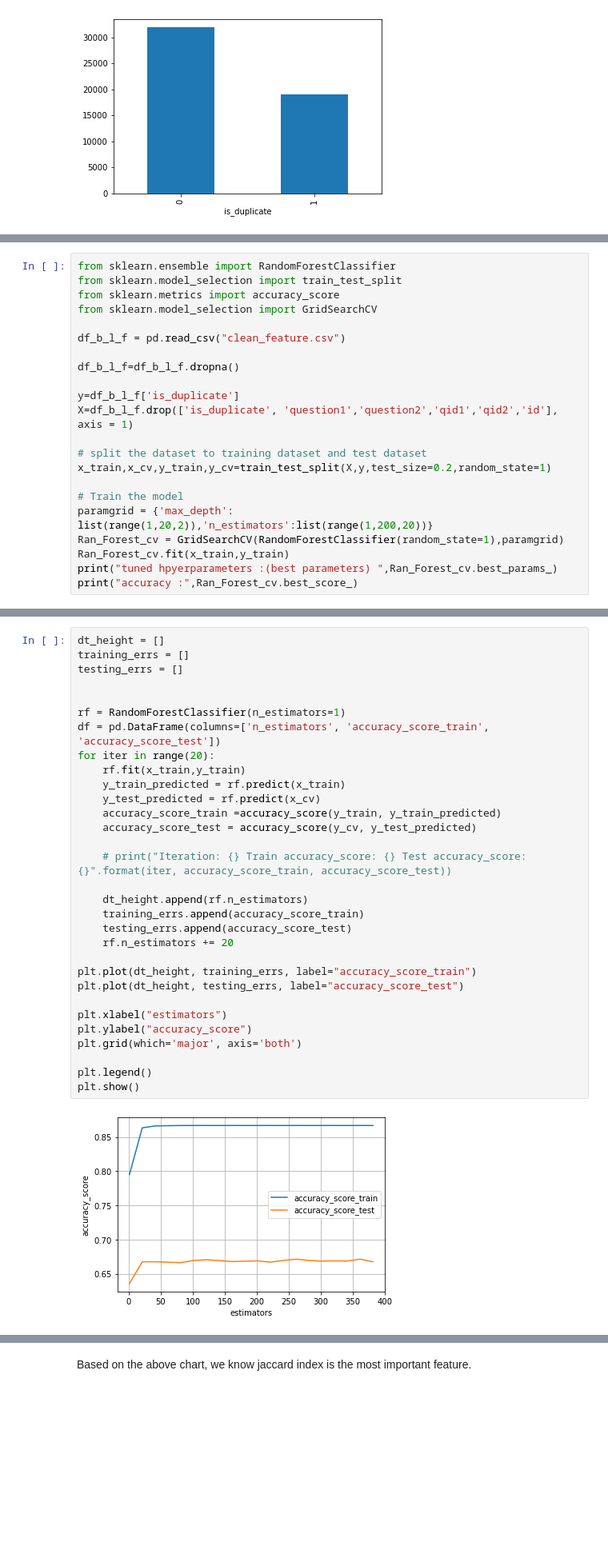
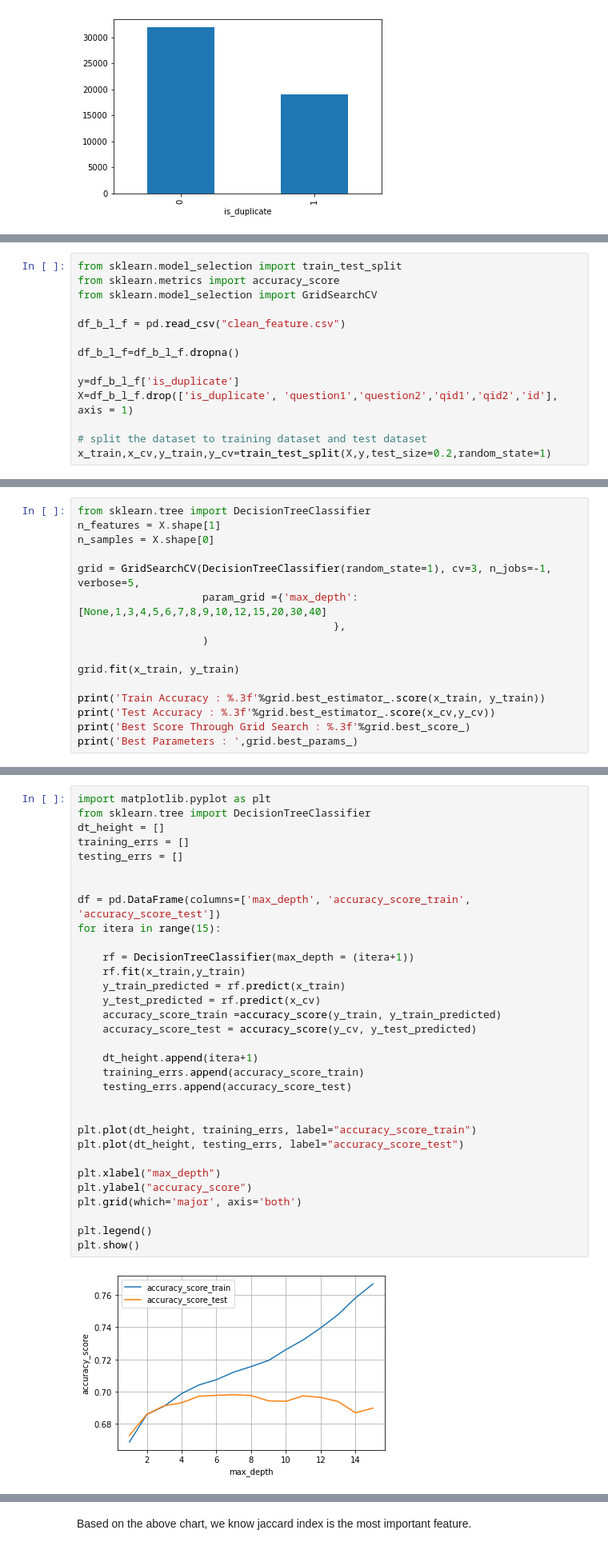
Before and after one commit to fengchunshan/find_duplicated_question, a Jupyter notebook: Identifying Duplicate Questions.ipynb, the cells around one changed output, grey strips where cells are left out. Shown at 80% size. Cells and saved outputs as stored; diff of their text form; blank space fills up the shorter version.

```diff
--- a/Identifying Duplicate Questions.ipynb
+++ b/Identifying Duplicate Questions.ipynb
@@ -239,5 +276,4 @@ df_b_l_f.head()
 # %%
-from sklearn.ensemble import RandomForestClassifier
 from sklearn.model_selection import train_test_split
 from sklearn.metrics import accuracy_score
 from sklearn.model_selection import GridSearchCV
@@ -251,10 +287,3 @@ X=df_b_l_f.drop(['is_duplicate', 'question1','question2','qid1','qid2','id'], ax
 
 # split the dataset to training dataset and test dataset
 x_train,x_cv,y_train,y_cv=train_test_split(X,y,test_size=0.2,random_state=1)
-
-# Train the model
-paramgrid = {'max_depth': list(range(1,20,2)),'n_estimators':list(range(1,200,20))}
-Ran_Forest_cv = GridSearchCV(RandomForestClassifier(random_state=1),paramgrid)
-Ran_Forest_cv.fit(x_train,y_train)
-print("tuned hpyerparameters :(best parameters) ",Ran_Forest_cv.best_params_)
-print("accuracy :",Ran_Forest_cv.best_score_)
@@ -265,0 +290,16 @@ accuracy : 0.7096943202156064
+# %%
+from sklearn.tree import DecisionTreeClassifier
+n_features = X.shape[1]
+n_samples = X.shape[0]
+
+grid = GridSearchCV(DecisionTreeClassifier(random_state=1), cv=3, n_jobs=-1, verbose=5,
+                    param_grid ={'max_depth': [None,1,3,4,5,6,7,8,9,10,12,15,20,30,40]
+                                         },
+                    )
+
+grid.fit(x_train, y_train)
+
+print('Train Accuracy : %.3f'%grid.best_estimator_.score(x_train, y_train))
+print('Test Accuracy : %.3f'%grid.best_estimator_.score(x_cv,y_cv))
+print('Best Score Through Grid Search : %.3f'%grid.best_score_)
+print('Best Parameters : ',grid.best_params_)
@@ -266,33 +314,34 @@ accuracy : 0.7096943202156064
 # %%
+import matplotlib.pyplot as plt
+from sklearn.tree import DecisionTreeClassifier
 dt_height = []
 training_errs = []
 testing_errs = []
 
 
-rf = RandomForestClassifier(n_estimators=1)
-df = pd.DataFrame(columns=['n_estimators', 'accuracy_score_train', 'accuracy_score_test'])
-for iter in range(20):
+df = pd.DataFrame(columns=['max_depth', 'accuracy_score_train', 'accuracy_score_test'])
+for itera in range(15):
+
+    rf = DecisionTreeClassifier(max_depth = (itera+1))
     rf.fit(x_train,y_train)
     y_train_predicted = rf.predict(x_train)
     y_test_predicted = rf.predict(x_cv)
     accuracy_score_train =accuracy_score(y_train, y_train_predicted)
     accuracy_score_test = accuracy_score(y_cv, y_test_predicted)
 
-    # print("Iteration: {} Train accuracy_score: {} Test accuracy_score: {}".format(iter, accuracy_score_train, accuracy_score_test))
-
-    dt_height.append(rf.n_estimators)
+    dt_height.append(itera+1)
     training_errs.append(accuracy_score_train)
     testing_errs.append(accuracy_score_test)
-    rf.n_estimators += 20
+
 
 plt.plot(dt_height, training_errs, label="accuracy_score_train")
 plt.plot(dt_height, testing_errs, label="accuracy_score_test")
 
-plt.xlabel("estimators")
+plt.xlabel("max_depth")
 plt.ylabel("accuracy_score")
 plt.grid(which='major', axis='both')
 
 plt.legend()
 plt.show()
 # %% [output]
-[figure, old version]
+[figure, new version]
```
Also changed, not shown: parts of 41 cells of this notebook.
